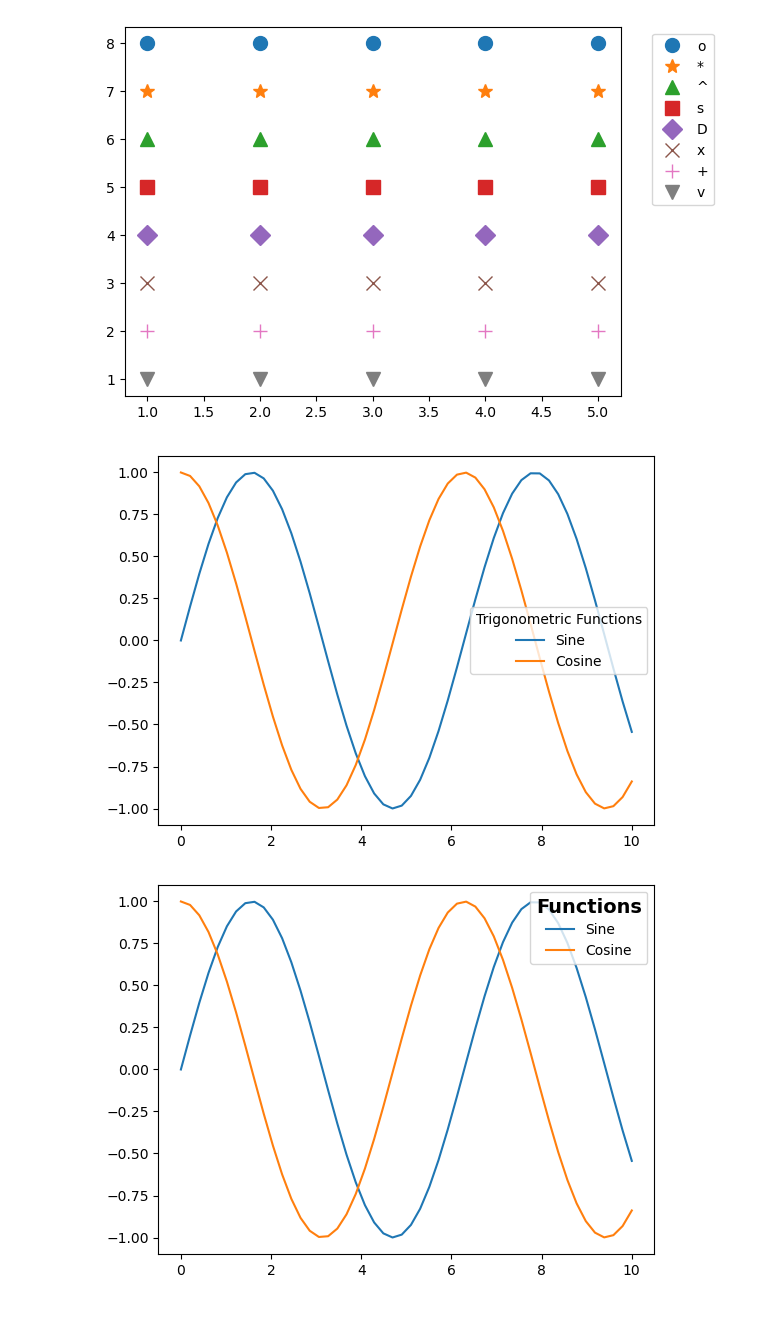
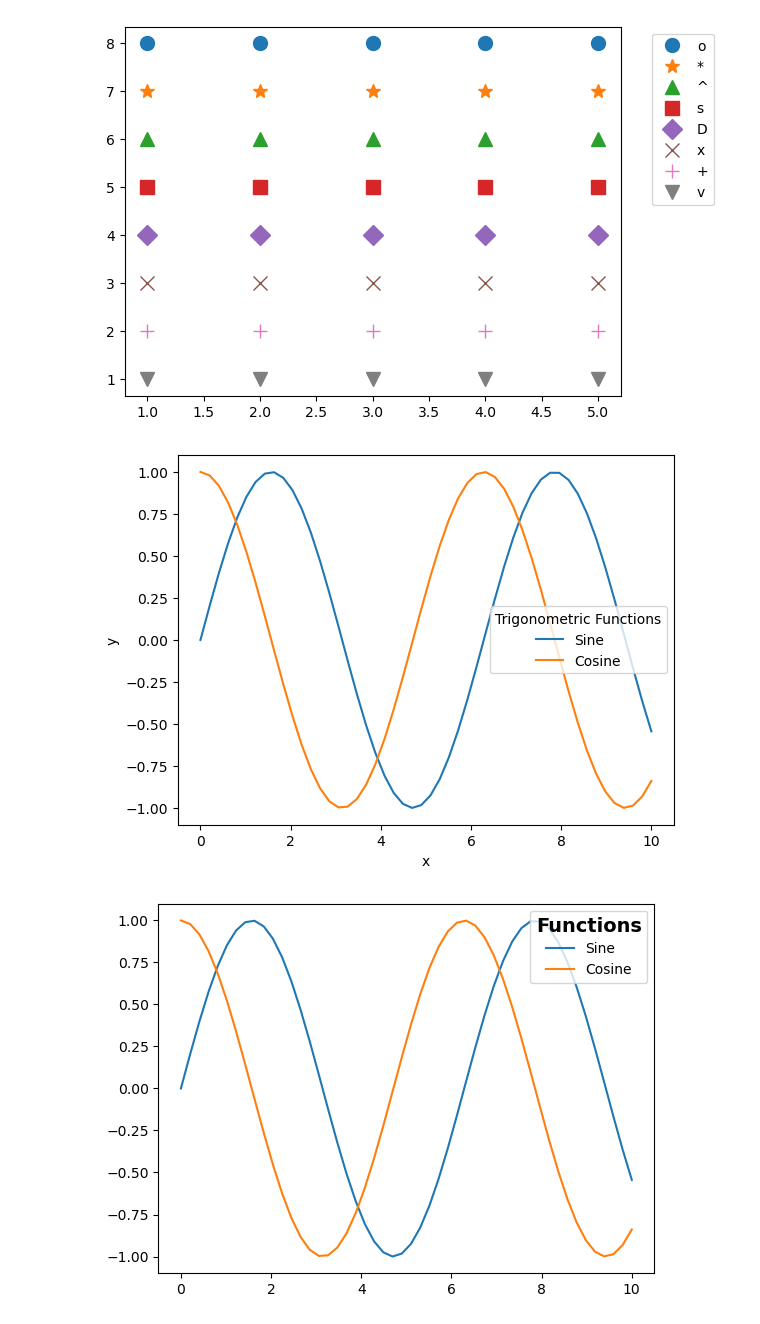
Before and after one commit to Michal-Radomski/Python-Data-Visualization, a Jupyter notebook: 04 Matplotlib/script_02.ipynb, the cells around one changed output. Saved outputs shown, nothing was run; the diff lists cells and outputs as text; code cells hidden in the pictures.

```diff
--- a/04 Matplotlib/script_02.ipynb
+++ b/04 Matplotlib/script_02.ipynb
@@ -42,11 +42,13 @@ plt.show()
 # %%
 x = np.linspace(0, 10, 50)
 plt.plot(x, np.sin(x), label='Sine')
 plt.plot(x, np.cos(x), label='Cosine')
 plt.legend(title='Trigonometric Functions')
+plt.xlabel("x")
+plt.ylabel("y")
 plt.show()
 # %% [output]
-[figure, old version]
+[figure, new version]
 # %%
 x = np.linspace(0, 10, 50)
 plt.plot(x, np.sin(x), label='Sine')
```
Also changed, not shown: parts of 3 cells of this notebook.
